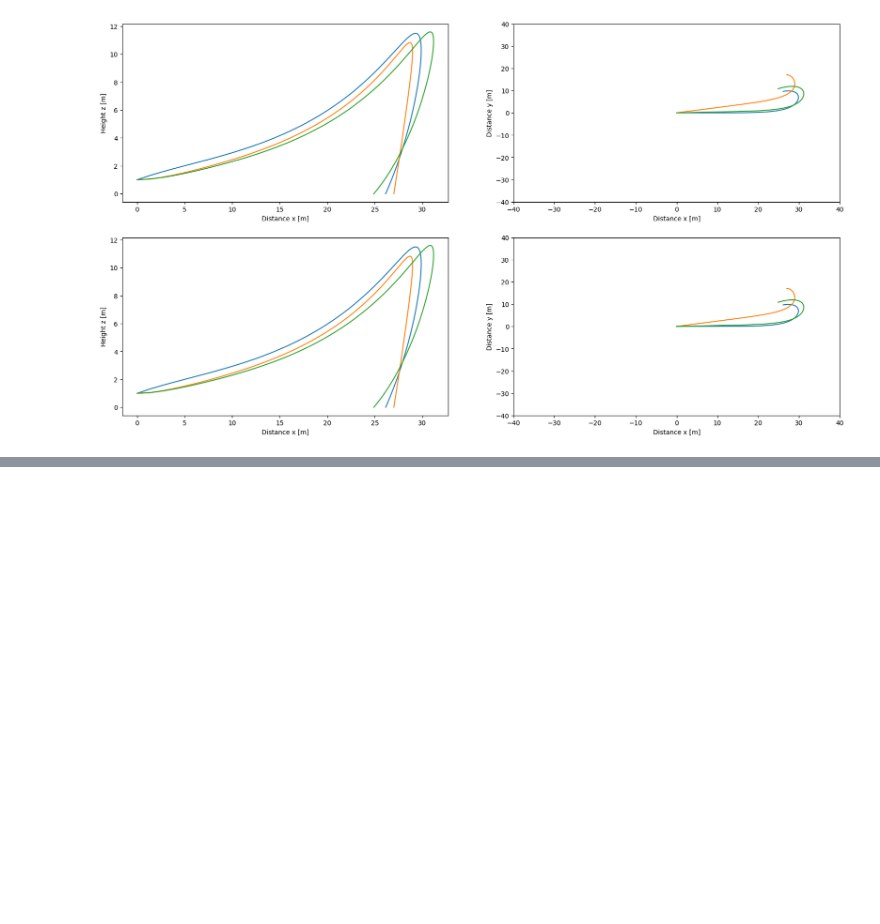
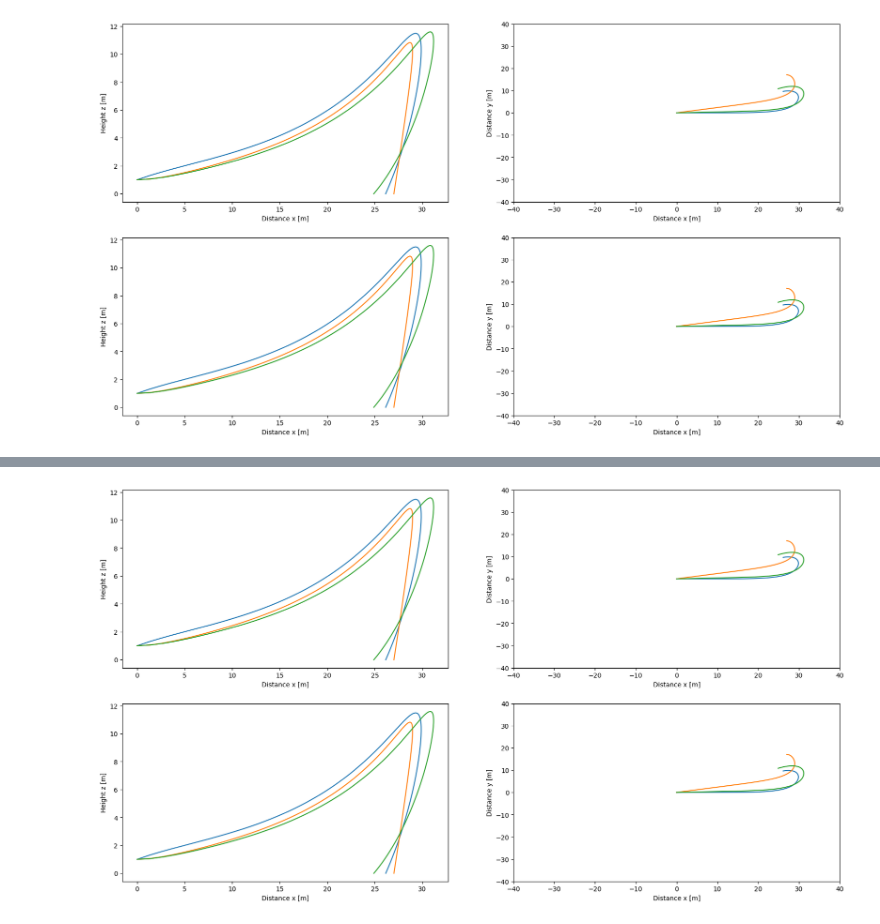
Before and after one commit to crzdg/flying-discs, a Jupyter notebook: notebooks/frispy-notebook.ipynb, the cells around one changed output, grey strips where cells are left out. Drawn from its saved outputs; the diff is of its cells as text; code cells hidden in the pictures; blank space fills up the shorter version.

```diff
--- a/notebooks/frispy-notebook.ipynb
+++ b/notebooks/frispy-notebook.ipynb
@@ -55,16 +55,17 @@ for i, experiment in enumerate(experiments):
     ax[0][1].set_ylabel("Distance y [m]")
     ax[0][1].set_xlim([-40, 40])
     ax[0][1].set_ylim([-40, 40])
-
-    disc = Disc(
+    disc = Disc()
+    result, _ = disc.compute_trajectory(
         z=1,
         vx=experiment.vx0,
         vy=experiment.vy0,
         vz=experiment.vz0,
         phi=experiment.phi,
         dgamma=experiment.dgamma,
+        flight_time=20,
+        n_times=int(1 / 0.033 * 20),
     )
-    result, _ = disc.compute_trajectory(flight_time=20, n_times=int(1 / 0.033 * 20))
     ax[1][0].plot(result["x"], result["z"], label="Frispy")
     ax[1][0].set_xlabel("Distance x [m]")
     ax[1][0].set_ylabel("Height z [m]")
@@ -76,3 +77,50 @@ for i, experiment in enumerate(experiments):
 plt.show()
 # %% [output]
 [figure]
+# %%
+fig = plt.figure(figsize=(20, 11))
+ax = fig.subplots(ncols=2, nrows=2)
+for i, experiment in enumerate(experiments):
+    initial_position = FrispyPosition(x=0, y=0, z=1)
+    disc = FrispyCalculator(FrispyUltrastarConstants(), True)
+    trajectory = disc.calculate_trajectory(
+        initial_position=initial_position,
+        vx0=experiment.vx0,
+        vy0=experiment.vy0,
+        vz0=experiment.vz0,
+        phi=experiment.phi,
+        theta=experiment.theta,
+        gamma=experiment.gamma,
+        dphi=experiment.dphi,
+        dtheta=experiment.dtheta,
+        dgamma=experiment.dgamma,
+        deltaT=0.033,
+    )
+    ax[0][0].plot(trajectory.X, trajectory.Z)
+    ax[0][0].set_xlabel("Distance x [m]")
+    ax[0][0].set_ylabel("Height z [m]")
+    ax[0][1].plot(trajectory.X, trajectory.Y)
+    ax[0][1].set_xlabel("Distance x [m]")
+    ax[0][1].set_ylabel("Distance y [m]")
+    ax[0][1].set_xlim([-40, 40])
+    ax[0][1].set_ylim([-40, 40])
+    disc = JAXDisc()
+    result, _ = disc.compute_trajectory(z=1,
+        vx=experiment.vx0,
+        vy=experiment.vy0,
+        vz=experiment.vz0,
+        phi=experiment.phi,
+        dgamma=experiment.dgamma,
+        flight_time=20,
+        n_times=int(1 / 0.033 * 20),
+    )
+    ax[1][0].plot(result["x"], result["z"], label="Frispy")
+    ax[1][0].set_xlabel("Distance x [m]")
+    ax[1][0].set_ylabel("Height z [m]")
+    ax[1][1].plot(result["x"], result["y"])
+    ax[1][1].set_xlabel("Distance x [m]")
+    ax[1][1].set_ylabel("Distance y [m]")
+    ax[1][1].set_xlim([-40, 40])
+    ax[1][1].set_ylim([-40, 40])
+plt.show()
+# %% [output]
@@ -78,0 +129 @@ plt.show()
+[figure, added]
```
Also changed, not shown: parts of 3 cells of this notebook, 3 other files.
